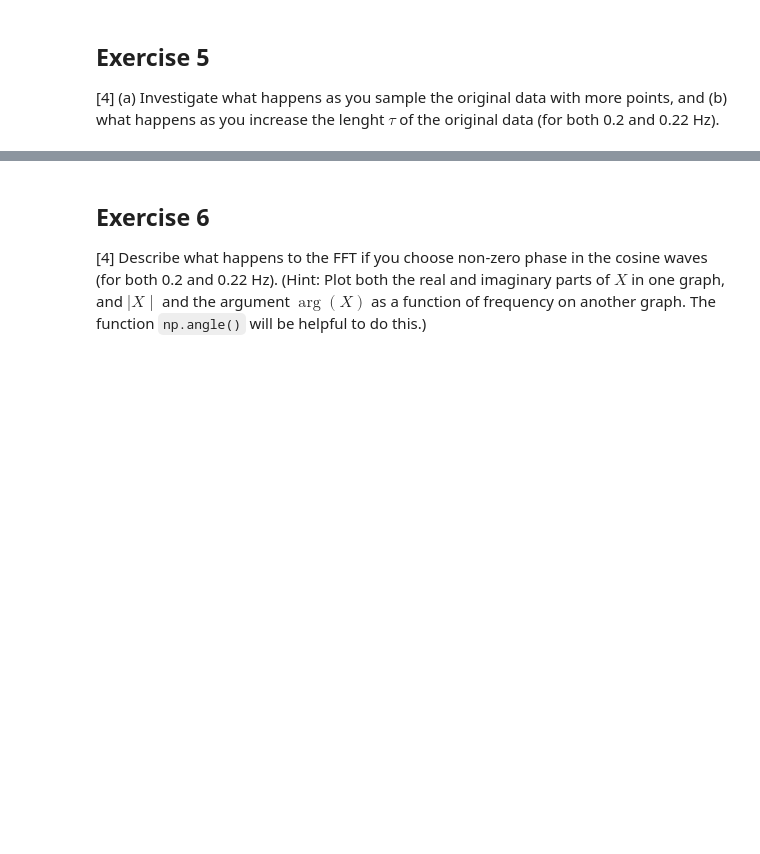
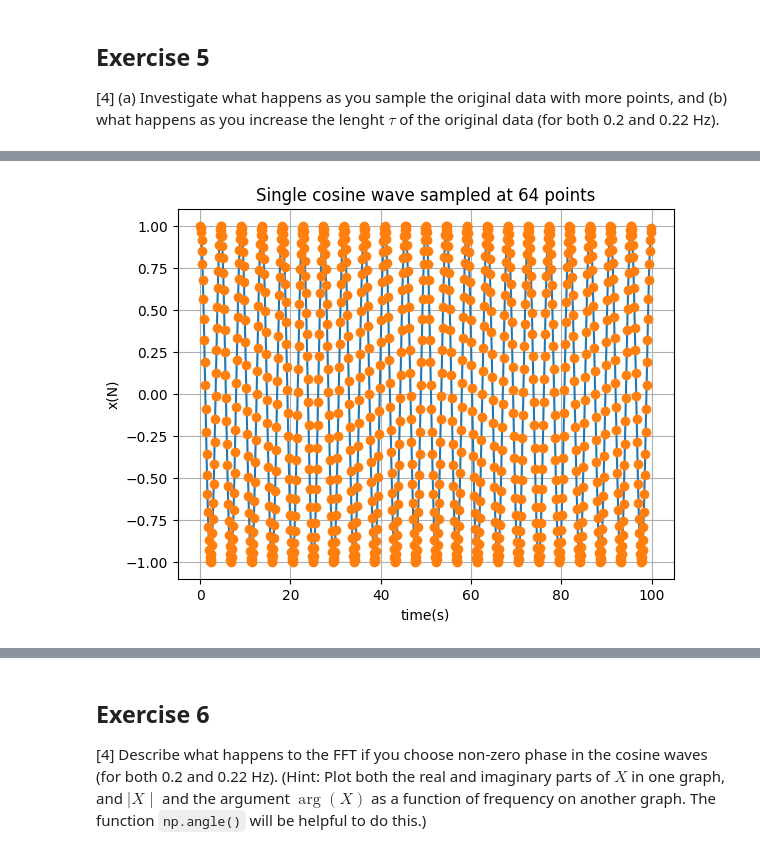
Before and after one commit to PX2145-2025/week-10-b-Morley-James, a Jupyter notebook: FFT.ipynb, the cells around one changed output, grey strips where cells are left out. Saved outputs shown, nothing was run; the diff lists cells and outputs as text; code cells hidden in the pictures; blank space fills up the shorter version.

```diff
--- a/FFT.ipynb
+++ b/FFT.ipynb
@@ -369,0 +442,18 @@ plt.show()
+# %%
+N3=1000 # the fft algorithm is fastest for N a power of 2
+tau3 = 100.0 # time length
+t3 = np.linspace(0, tau3, N3, endpoint=False) # creates N points to cover tau seconds
+# Choose endpoint False so that signal would fit exactly periodically within tau
+
+f3 = 0.22 # frequency in Hz
+x3 = np.cos(2*np.pi*f3*t3) # create x array, amplitude 1.0
+plt.plot(t3,x3)
+plt.plot(t3,x3, 'o') # show as points and line
+# Note how the plot is exactly periodic
+
+plt.title('Single cosine wave sampled at {} points'.format(N))
+plt.xlabel('time(s)')
+plt.ylabel('x(N)')
+plt.grid()
+# %% [output]
+[figure, added]
```
Also changed, not shown: parts of 10 cells of this notebook.
